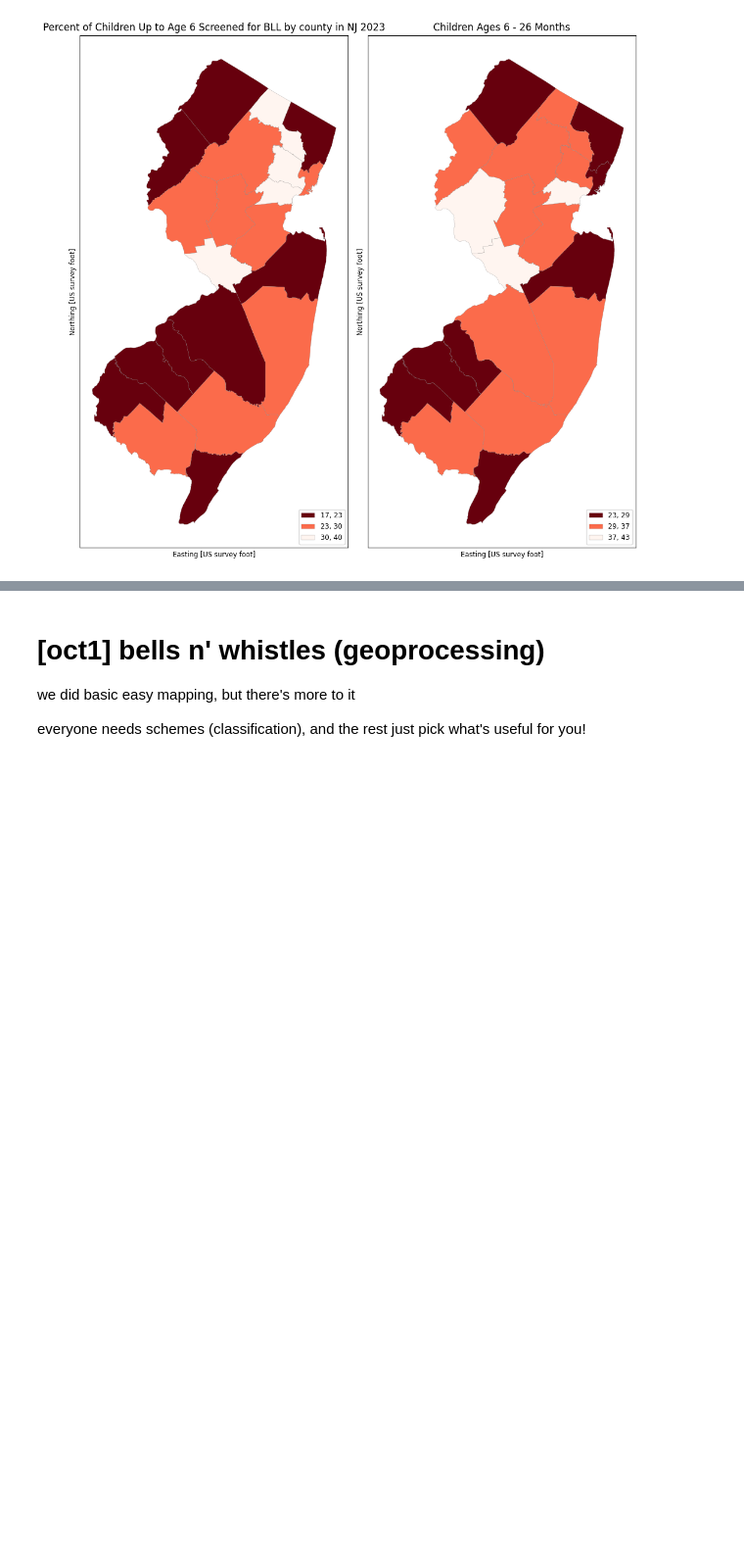
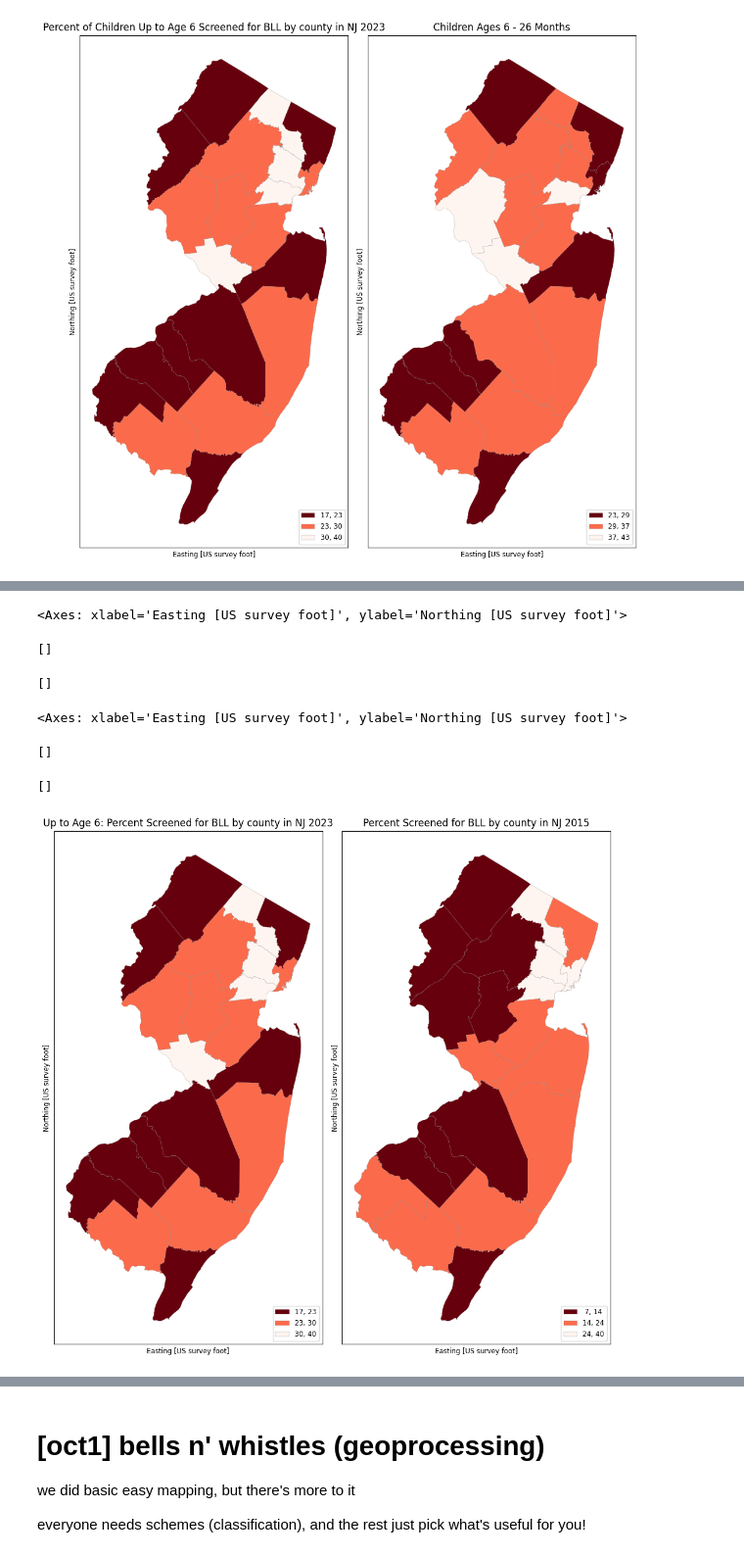
Before and after one commit to Kristina-RUC/datamana, a Jupyter notebook: map.ipynb, the cells around one changed output, grey strips where cells are left out. Shown at 98% size. Drawn from its saved outputs; the diff is of its cells as text; code cells hidden in the pictures; blank space fills up the shorter version.

```diff
--- a/map.ipynb
+++ b/map.ipynb
@@ -1473,3 +1475,9 @@ axs[1].set_xticks([]); axs[1].set_yticks([])
 []
 []
 [figure]
+# %%
+NJbll2015age6=pd.read_csv('https://github.com/Kristina-RUC/datamana/raw/refs/heads/main/SFY%202015%20BLL%20Age%206.csv')
+# %%
+NJbll2015age6.rename(columns={'County': 'COUNTY'}, inplace=True)
+NJbll2015age6.rename(columns={'%\nTested': 'PCT TESTED'}, inplace=True)
+NJbll2015age6
@@ -1475,0 +1502,6 @@ axs[1].set_xticks([]); axs[1].set_yticks([])
+# %%
+#I realized the percents were in a different form compared to the 2023 table.
+#I asked gemini how to move the decimal point over two places for that column.
+NJbll2015age6['PCT TESTED'] = NJbll2015age6['PCT TESTED'] * 100
+#if you re-run it and the percents go too high, just change * to / and run again
+NJbll2015age6.head()
@@ -1475,0 +1515,24 @@ axs[1].set_xticks([]); axs[1].set_yticks([])
+# %%
+BLLage6NJ2015 = pd.merge(njC0, NJbll2015age6, on='COUNTY',how='inner',indicator=False) #so do 'inner' that will only keep the exact matches
+# %%
+#side-by-side: subplots 1row,2col; then just axs[0] and axs[1]
+fig, axs = plt.subplots(1,2, figsize=(10,10),sharey=True, tight_layout=True)
+BLLage6NJ.plot(ax=axs[0],column='PCT SCREENED',legend=True,cmap='Reds_r',scheme='natural_breaks',k=3,
+         edgecolor='grey',linewidth=0.2,legend_kwds= {"fmt": "{:,.0f}",
+        'loc':'lower right','title_fontsize':'medium','fontsize':'small','markerscale':1.4}) #
+axs[0].title.set_text("Up to Age 6: Percent Screened for BLL by county in NJ 2023")
+axs[0].set_xticks([]); axs[0].set_yticks([])
+
+BLLage6NJ2015.plot(ax=axs[1],column='PCT TESTED',legend=True,cmap='Reds_r',scheme='natural_breaks',k=3,
+         edgecolor='grey',linewidth=0.2,legend_kwds= {"fmt": "{:,.0f}",
+        'loc':'lower right','title_fontsize':'medium','fontsize':'small','markerscale':1.4}) #
+axs[1].title.set_text("Percent Screened for BLL by county in NJ 2015")
+axs[1].set_xticks([]); axs[1].set_yticks([])
+# %% [output]
+<Axes: xlabel='Easting [US survey foot]', ylabel='Northing [US survey foot]'>
+[]
+[]
+<Axes: xlabel='Easting [US survey foot]', ylabel='Northing [US survey foot]'>
+[]
+[]
+[figure, added]
```
Also changed, not shown: parts of 9 cells of this notebook.
